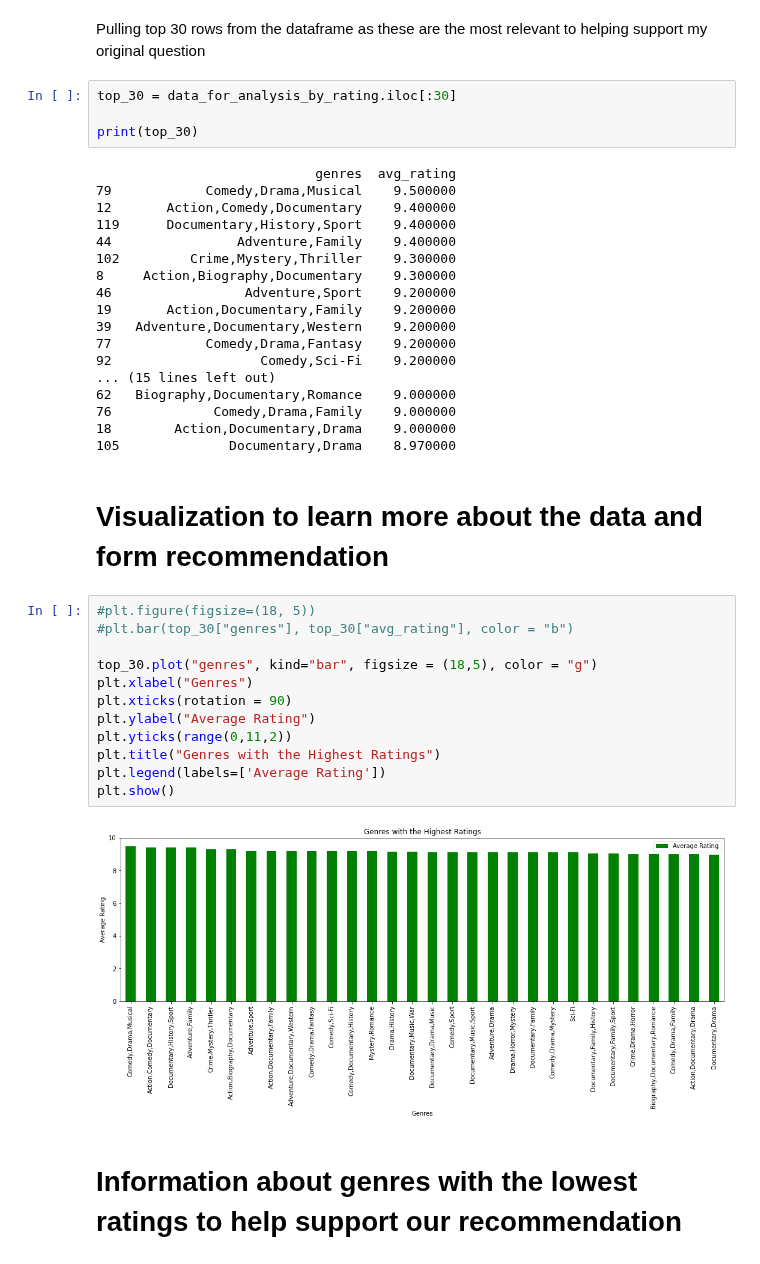
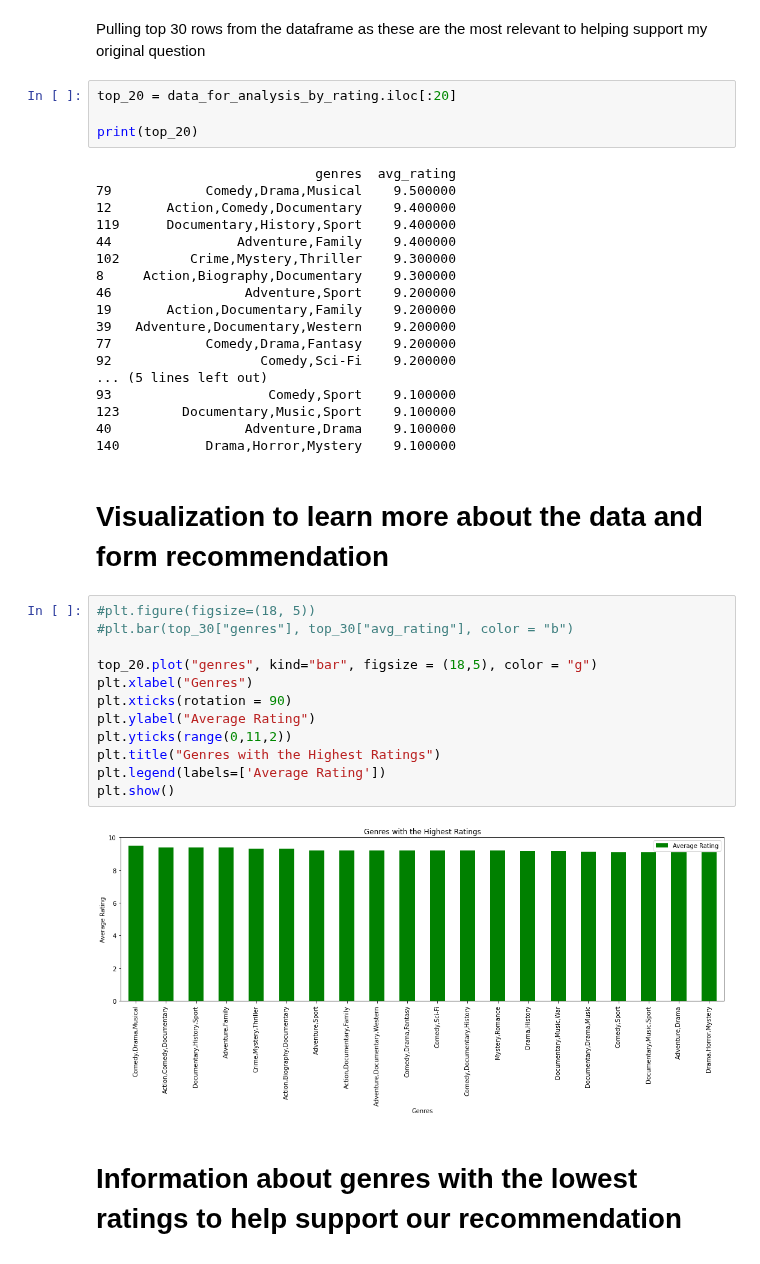
Before and after one commit to QuinnGrigsby/Capstone_Git-ing_it_done_MovieInformation, a Jupyter notebook: Data Understanding.ipynb, the cells around one changed output. Drawn from its saved outputs; the diff is of its cells as text.

Commit message:
changed to 20 genres

```diff
--- a/Data Understanding.ipynb
+++ b/Data Understanding.ipynb
@@ -199,9 +199,9 @@ print(data_for_analysis_by_rating)
 # %% [markdown]
 Pulling top 30 rows from the dataframe as these are the most relevant to helping support my original question
 # %%
-top_30 = data_for_analysis_by_rating.iloc[:30]
+top_20 = data_for_analysis_by_rating.iloc[:20]
 
-print(top_30)
+print(top_20)
 # %% [output]
                             genres  avg_rating
 79            Comedy,Drama,Musical    9.500000
@@ -215,27 +215,27 @@ print(top_30)
 39   Adventure,Documentary,Western    9.200000
 77            Comedy,Drama,Fantasy    9.200000
 92                   Comedy,Sci-Fi    9.200000
-... (15 lines left out)
-62   Biography,Documentary,Romance    9.000000
-76             Comedy,Drama,Family    9.000000
-18        Action,Documentary,Drama    9.000000
-105              Documentary,Drama    8.970000
+... (5 lines left out)
+93                    Comedy,Sport    9.100000
+123        Documentary,Music,Sport    9.100000
+40                 Adventure,Drama    9.100000
+140           Drama,Horror,Mystery    9.100000
 # %% [markdown]
 # Visualization to learn more about the data and form recommendation
 # %%
 #plt.figure(figsize=(18, 5))
 #plt.bar(top_30["genres"], top_30["avg_rating"], color = "b")
 
-top_30.plot("genres", kind="bar", figsize = (18,5), color = "g")
+top_20.plot("genres", kind="bar", figsize = (18,5), color = "g")
 plt.xlabel("Genres")
 plt.xticks(rotation = 90)
 plt.ylabel("Average Rating")
 plt.yticks(range(0,11,2))
 plt.title("Genres with the Highest Ratings")
 plt.legend(labels=['Average Rating'])
 plt.show()
 # %% [output]
-[figure, old version]
+[figure, new version]
 # %% [markdown]
 # Information about genres with the lowest ratings to help support our recommendation
 # %%
```
Also changed, not shown: parts of 2 cells of this notebook.
